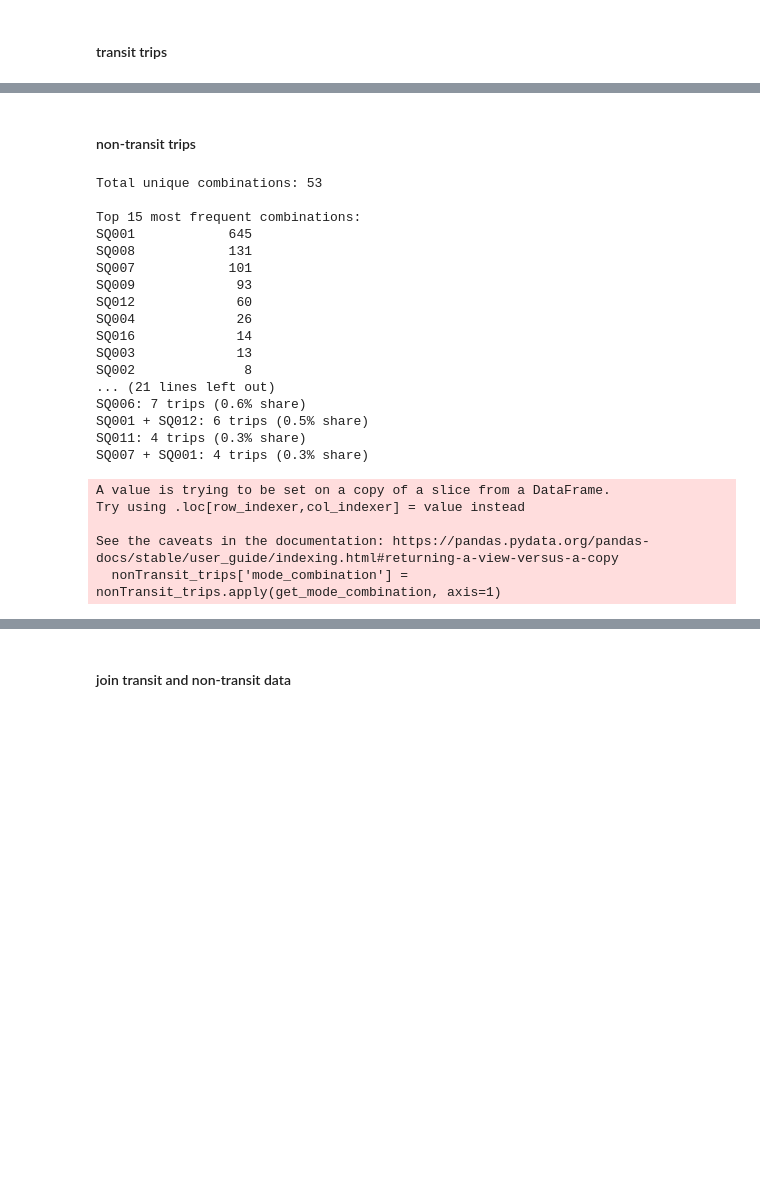
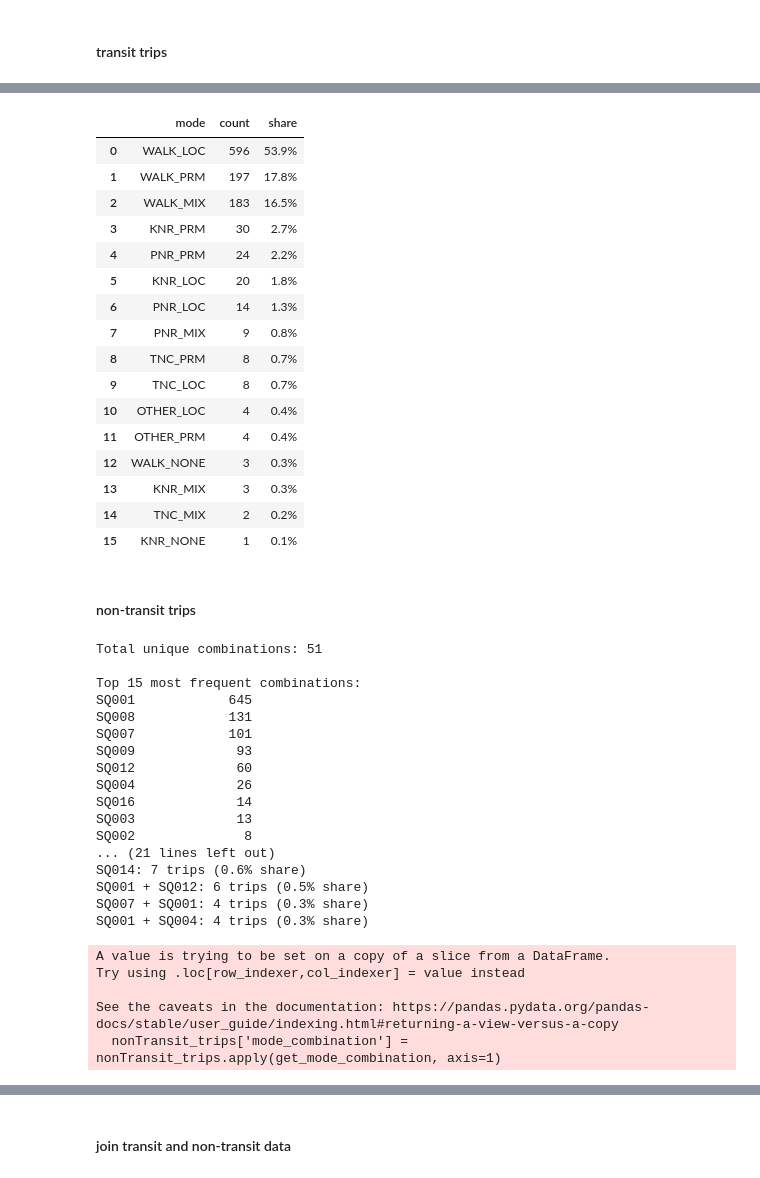
Before and after one commit to SANDAG/Survey_OBS, a Jupyter notebook: tour_sample/processSANDAGTourSample.ipynb, the cells around one changed output, grey strips where cells are left out. Cells and saved outputs as stored; diff of their text form; code cells hidden in the pictures; blank space fills up the shorter version.

```diff
--- a/tour_sample/processSANDAGTourSample.ipynb
+++ b/tour_sample/processSANDAGTourSample.ipynb
@@ -292,3 +309,33 @@ See the caveats in the documentation: https://pandas.pydata.org/pandas-docs/stab
+# %%
+# Create a summary table with mode, count, and share
+mode_summary = pd.DataFrame({
+    'mode': transit_trips.trip_mode.value_counts().index,
+    'count': transit_trips.trip_mode.value_counts().values,
+    'share': transit_trips.trip_mode.value_counts(normalize=True).values
+})
+
+# Format share as percentage
+mode_summary['share'] = mode_summary['share'].apply(lambda x: f'{x:.1%}')
+
+mode_summary
+# %% [output]
+|  | mode | count | share |
+| 0 | WALK_LOC | 596 | 53.9% |
+| 1 | WALK_PRM | 197 | 17.8% |
+| 2 | WALK_MIX | 183 | 16.5% |
+| 3 | KNR_PRM | 30 | 2.7% |
+| 4 | PNR_PRM | 24 | 2.2% |
+| 5 | KNR_LOC | 20 | 1.8% |
+| 6 | PNR_LOC | 14 | 1.3% |
+| 7 | PNR_MIX | 9 | 0.8% |
+| 8 | TNC_PRM | 8 | 0.7% |
+| 9 | TNC_LOC | 8 | 0.7% |
+| 10 | OTHER_LOC | 4 | 0.4% |
+| 11 | OTHER_PRM | 4 | 0.4% |
+| 12 | WALK_NONE | 3 | 0.3% |
+| 13 | KNR_MIX | 3 | 0.3% |
+| 14 | TNC_MIX | 2 | 0.2% |
+| 15 | KNR_NONE | 1 | 0.1% |
 # %% [markdown]
 #### non-transit trips
 # %%
@@ -320,13 +367,13 @@ _mode_hierarchy = {
 mode_dict = dict[dict.Column=='travel_mode'][['Code', 'Value']].set_index('Code')['Value'].to_dict()
 mode_hierarchy = {k: _mode_hierarchy[v] for k, v in mode_dict.items() if v in _mode_hierarchy}
 # %%
-nonTransit_trips = trips_df[(trips_df['accessmode'].isna() | trips_df['egressmode'].isna())]
+nonTransit_trips = trips_df[trips_df.trip_id.isin(transit_trips.trip_id)==False]
 # Add mode combination column for analysis
 nonTransit_trips['mode_combination'] = nonTransit_trips.apply(get_mode_combination, axis=1)
 nontransit_mode_combinations = nonTransit_trips['mode_combination'].value_counts()
 print_mode_combination_share(nontransit_mode_combinations, top_n=15)
 # %% [output]
-Total unique combinations: 53
+Total unique combinations: 51
 
 Top 15 most frequent combinations:
 SQ001            645
@@ -339,10 +386,10 @@ SQ016             14
 SQ003             13
 SQ002              8
 ... (21 lines left out)
-SQ006: 7 trips (0.6% share)
+SQ014: 7 trips (0.6% share)
 SQ001 + SQ012: 6 trips (0.5% share)
-SQ011: 4 trips (0.3% share)
 SQ007 + SQ001: 4 trips (0.3% share)
+SQ001 + SQ004: 4 trips (0.3% share)
 A value is trying to be set on a copy of a slice from a DataFrame.
 Try using .loc[row_indexer,col_indexer] = value instead
 
```
Also changed, not shown: parts of 10 cells of this notebook, 1 other file.
